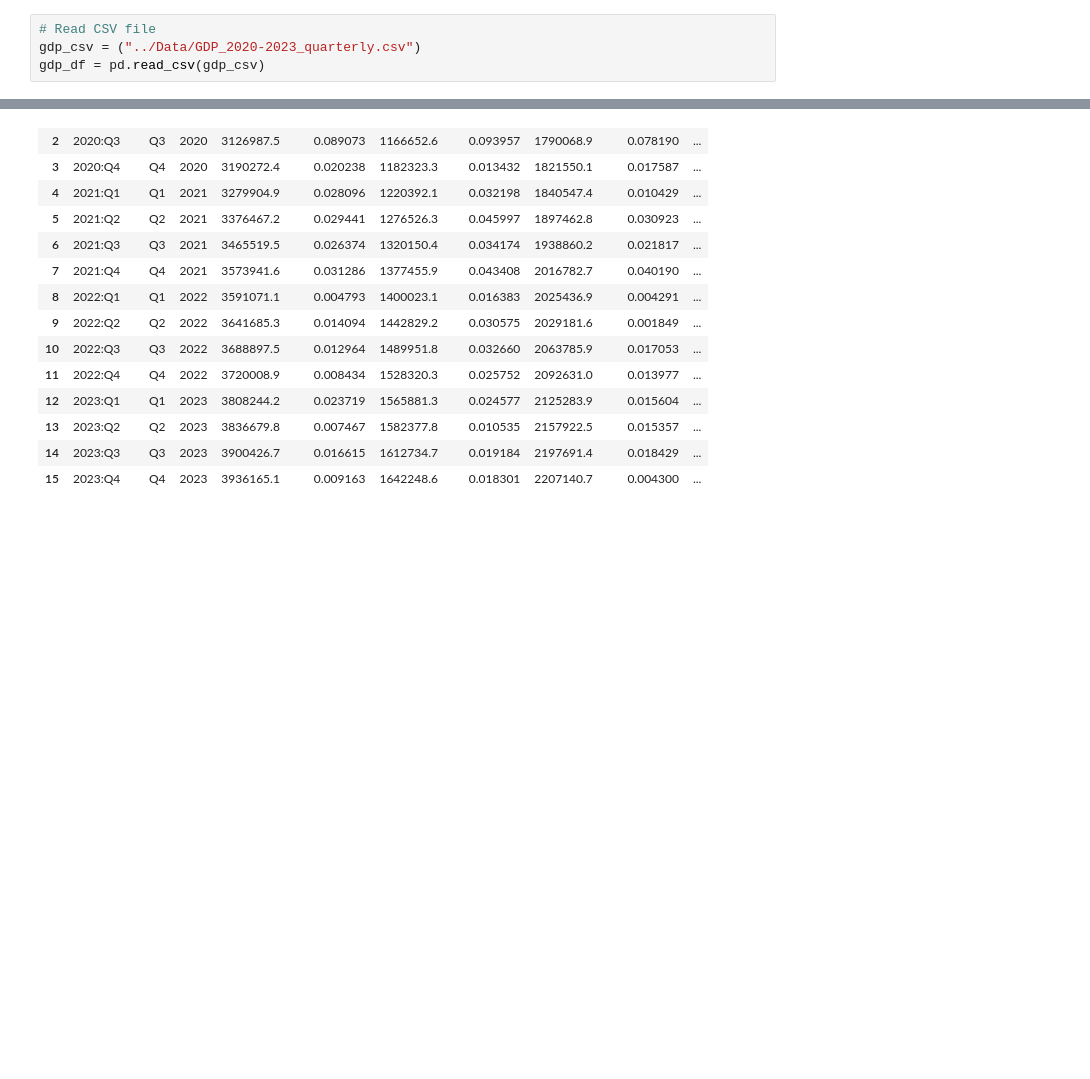
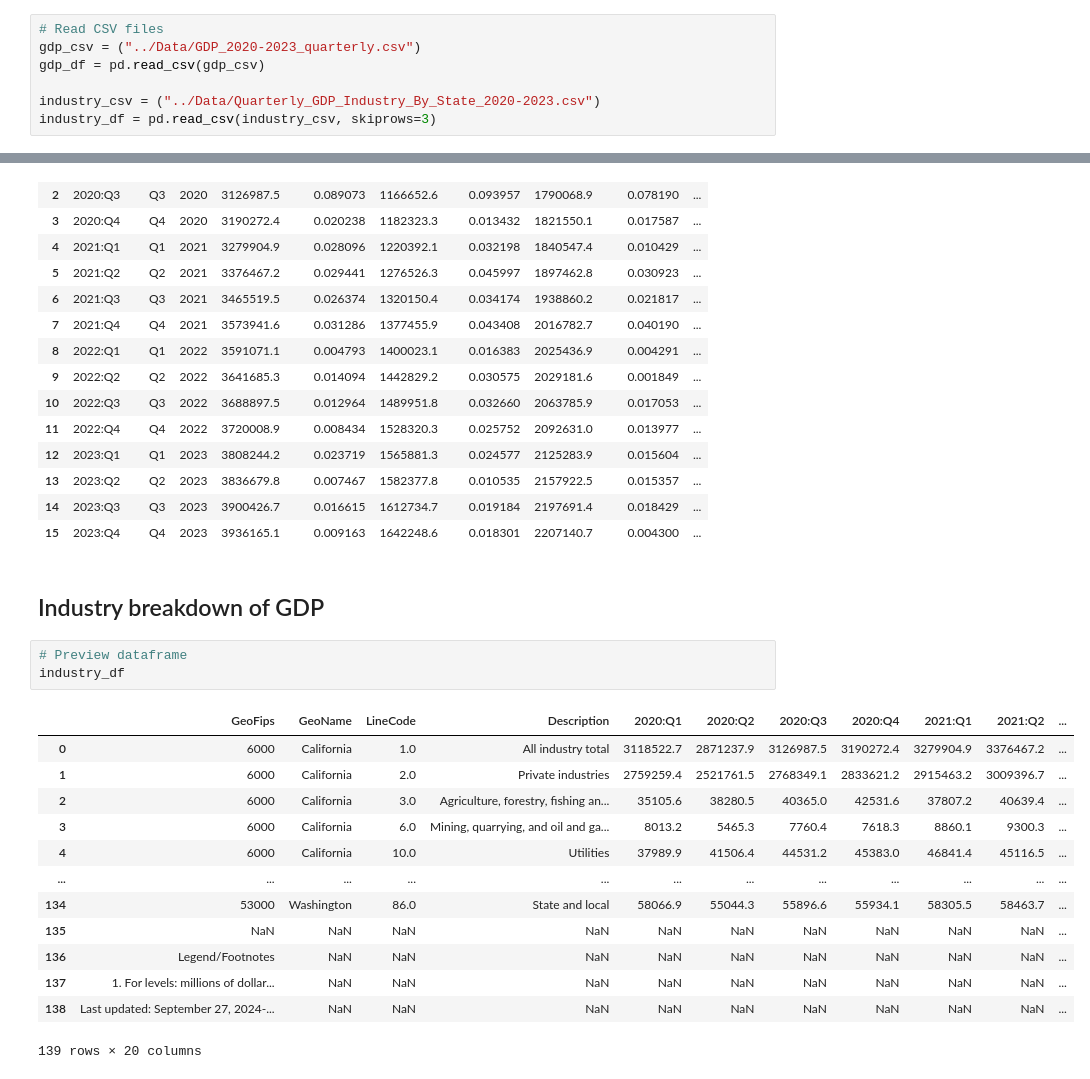
Before and after one commit to jrdthomas1/Project-1, a Jupyter notebook: jupyter/GDP.ipynb, the cells around one changed output, grey strips where cells are left out. Cells and saved outputs as stored; diff of their text form; blank space fills up the shorter version.

```diff
--- a/jupyter/GDP.ipynb
+++ b/jupyter/GDP.ipynb
@@ -7,9 +7,12 @@
 import pandas as pd
 from pathlib import Path
 # %%
-# Read CSV file
+# Read CSV files
 gdp_csv = ("../Data/GDP_2020-2023_quarterly.csv")
 gdp_df = pd.read_csv(gdp_csv)
+
+industry_csv = ("../Data/Quarterly_GDP_Industry_By_State_2020-2023.csv")
+industry_df = pd.read_csv(industry_csv, skiprows=3)
 # %%
 # Clear blank spaces in cells so we can cast values to float64
 for column in gdp_df.columns:
@@ -66,3 +69,22 @@ gdp_df
 | 13 | 2023:Q2 | Q2 | 2023 | 3836679.8 | 0.007467 | 1582377.8 | 0.010535 | 2157922.5 | 0.015357 | ... |
 | 14 | 2023:Q3 | Q3 | 2023 | 3900426.7 | 0.016615 | 1612734.7 | 0.019184 | 2197691.4 | 0.018429 | ... |
 | 15 | 2023:Q4 | Q4 | 2023 | 3936165.1 | 0.009163 | 1642248.6 | 0.018301 | 2207140.7 | 0.004300 | ... |
+# %% [markdown]
+## Industry breakdown of GDP
+# %%
+# Preview dataframe
+industry_df
+# %% [output]
+|  | GeoFips | GeoName | LineCode | Description | 2020:Q1 | 2020:Q2 | 2020:Q3 | 2020:Q4 | 2021:Q1 | 2021:Q2 | ... |
+| 0 | 6000 | California | 1.0 | All industry total | 3118522.7 | 2871237.9 | 3126987.5 | 3190272.4 | 3279904.9 | 3376467.2 | ... |
+| 1 | 6000 | California | 2.0 | Private industries | 2759259.4 | 2521761.5 | 2768349.1 | 2833621.2 | 2915463.2 | 3009396.7 | ... |
+| 2 | 6000 | California | 3.0 | Agriculture, forestry, fishing an... | 35105.6 | 38280.5 | 40365.0 | 42531.6 | 37807.2 | 40639.4 | ... |
+| 3 | 6000 | California | 6.0 | Mining, quarrying, and oil and ga... | 8013.2 | 5465.3 | 7760.4 | 7618.3 | 8860.1 | 9300.3 | ... |
+| 4 | 6000 | California | 10.0 | Utilities | 37989.9 | 41506.4 | 44531.2 | 45383.0 | 46841.4 | 45116.5 | ... |
+| ... | ... | ... | ... | ... | ... | ... | ... | ... | ... | ... | ... |
+| 134 | 53000 | Washington | 86.0 | State and local | 58066.9 | 55044.3 | 55896.6 | 55934.1 | 58305.5 | 58463.7 | ... |
+| 135 | NaN | NaN | NaN | NaN | NaN | NaN | NaN | NaN | NaN | NaN | ... |
+| 136 | Legend/Footnotes | NaN | NaN | NaN | NaN | NaN | NaN | NaN | NaN | NaN | ... |
+| 137 | 1. For levels: millions of dollar... | NaN | NaN | NaN | NaN | NaN | NaN | NaN | NaN | NaN | ... |
+| 138 | Last updated: September 27, 2024-... | NaN | NaN | NaN | NaN | NaN | NaN | NaN | NaN | NaN | ... |
+139 rows × 20 columns
```
Also changed, not shown: parts of 4 cells of this notebook, 1 other file.
